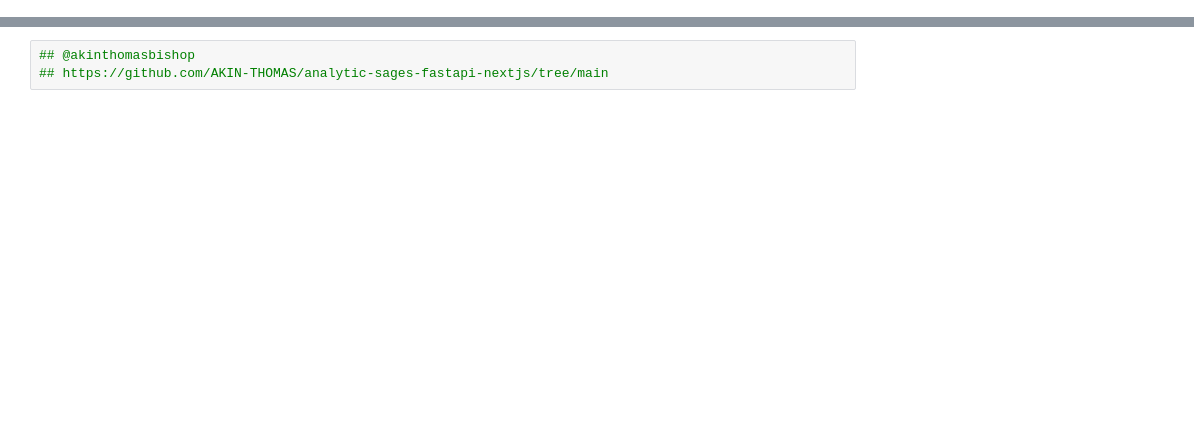
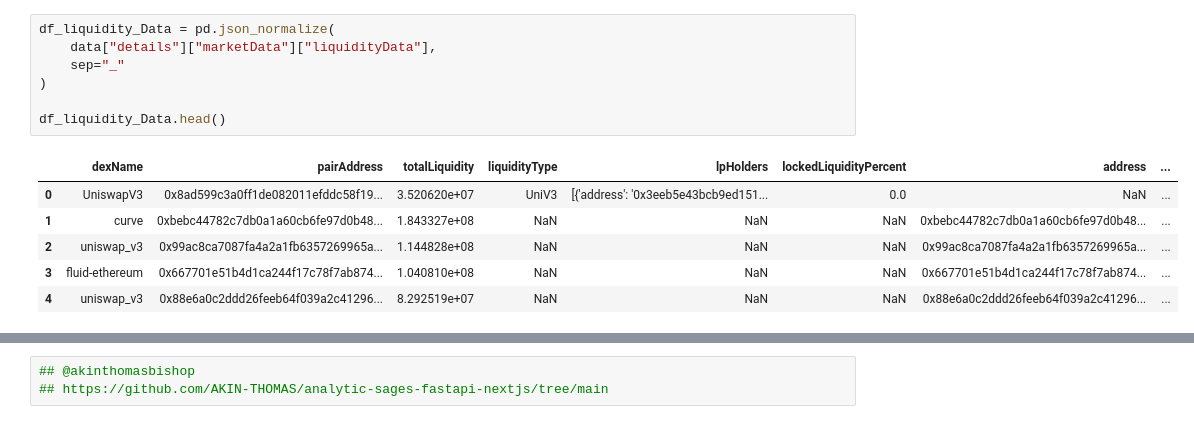
Before and after one commit to vhictoirya/On-chain-Anomaly-Tracker, a Jupyter notebook: Uniswap_V3/webacy.ipynb, the cells around one changed output, grey strips where cells are left out. Saved outputs shown, nothing was run; the diff lists cells and outputs as text; blank space fills up the shorter version.

```diff
--- a/Uniswap_V3/webacy.ipynb
+++ b/Uniswap_V3/webacy.ipynb
@@ -59,0 +1203,14 @@ df_issues.head()
+# %%
+df_liquidity_Data = pd.json_normalize(
+    data["details"]["marketData"]["liquidityData"],
+    sep="_"
+)
+
+df_liquidity_Data.head()
+# %% [output]
+|  | dexName | pairAddress | totalLiquidity | liquidityType | lpHolders | lockedLiquidityPercent | address | ... |
+| 0 | UniswapV3 | 0x8ad599c3a0ff1de082011efddc58f19... | 3.520620e+07 | UniV3 | [{'address': '0x3eeb5e43bcb9ed151... | 0.0 | NaN | ... |
+| 1 | curve | 0xbebc44782c7db0a1a60cb6fe97d0b48... | 1.843327e+08 | NaN | NaN | NaN | 0xbebc44782c7db0a1a60cb6fe97d0b48... | ... |
+| 2 | uniswap_v3 | 0x99ac8ca7087fa4a2a1fb6357269965a... | 1.144828e+08 | NaN | NaN | NaN | 0x99ac8ca7087fa4a2a1fb6357269965a... | ... |
+| 3 | fluid-ethereum | 0x667701e51b4d1ca244f17c78f7ab874... | 1.040810e+08 | NaN | NaN | NaN | 0x667701e51b4d1ca244f17c78f7ab874... | ... |
+| 4 | uniswap_v3 | 0x88e6a0c2ddd26feeb64f039a2c41296... | 8.292519e+07 | NaN | NaN | NaN | 0x88e6a0c2ddd26feeb64f039a2c41296... | ... |
```
Also changed, not shown: parts of 29 cells of this notebook, 6 other files.
